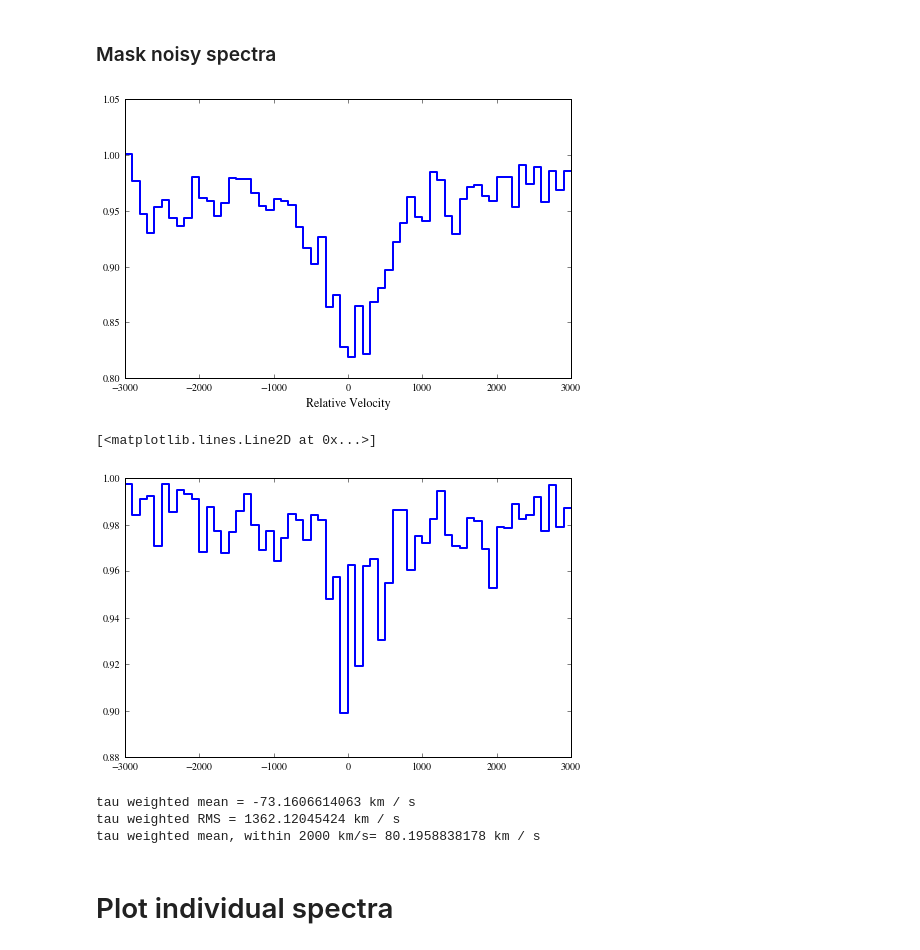
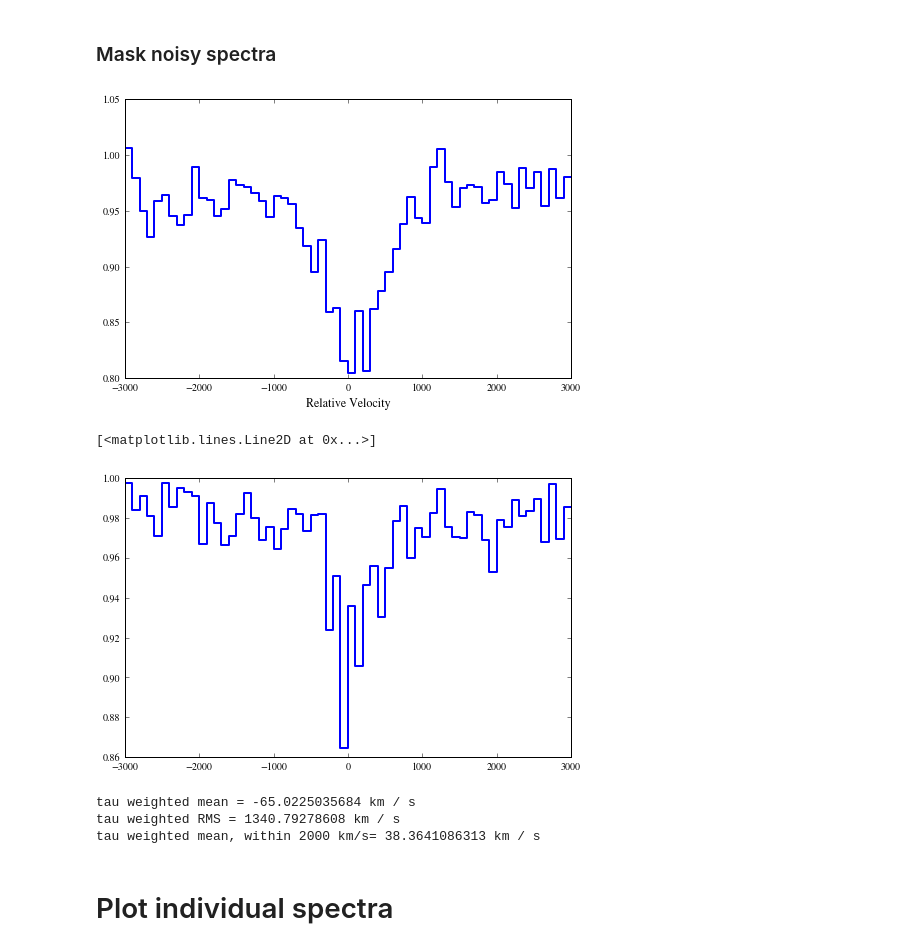
Before and after one commit to qsopairs/papers, a Jupyter notebook: QPQ9/Analysis/Stacks/CII1334_fiddle.ipynb, the cells around one changed output. Cells and saved outputs as stored; diff of their text form; code cells hidden in the pictures.

```diff
--- a/QPQ9/Analysis/Stacks/CII1334_fiddle.ipynb
+++ b/QPQ9/Analysis/Stacks/CII1334_fiddle.ipynb
@@ -37,5 +37,5 @@ import qpq9_stacks as qpq9k
 # %%
 reload(qpqk)
 reload(qpq9k)
-stack_tup0 = qpq9k.qpq9_NIR(passback=True,wrest=1334.5323*u.AA)
+stack_tup0 = qpq9k.qpq9_IRMgII(passback=True,wrest=1334.5323*u.AA)
 # %% [output]
@@ -167,0 +166,15 @@ plt.show()
+# %%
+# Mask
+fin_velo, stck_img, stck_msk, all_dict = stack_tup0
+stck_mskN = copy.deepcopy(stck_msk)
+idx_mask = [13,16,27]
+for idx in idx_mask:
+    stck_mskN[idx,:] = 0.
+# Stack
+stack_tup = (fin_velo, stck_img, stck_mskN, all_dict)
+fin_velo, fin_flx, all_dict = qpqk.stack_avg(stack_tup)
+# Plot
+plt.figure(figsize=(8,5),dpi=1200)
+plt.plot(fin_velo, fin_flx, drawstyle='steps',linewidth=2.)
+plt.xlabel('Relative Velocity', size=12.)
+plt.show()
@@ -243,35 +241,35 @@ tau weighted mean, within 2000 km/s= 105.892526726 km / s
 fin_velo, stck_img, stck_msk, all_dict = stack_tup0
 stck_mskN = copy.deepcopy(stck_msk)
 # %%
-idx_mask = [8] #J1002, number 8 for wrest = 1334
+idx_mask = [8,18] #J1002, number 8 for wrest = 1334
 for idx in idx_mask:
     stck_mskN[idx,:] = 0.
 # Stack
 stack_tup = (fin_velo, stck_img, stck_mskN, all_dict)
 fin_velo, fin_flx, all_dict = qpqk.stack_avg(stack_tup)
 # Plot
 plt.figure(figsize=(8,5),dpi=1200)
 plt.plot(fin_velo, fin_flx, drawstyle='steps',linewidth=2.)
 plt.xlabel('Relative Velocity', size=12.)
 plt.show()
 # %% [output]
-[figure, old version]
+[figure, new version]
 # %%
 fin_flx_med = np.median(stck_img*stck_mskN,0)
 plt.figure(figsize=(8,5),dpi=1200)
 plt.plot(fin_velo,fin_flx_med,drawstyle='steps',linewidth=2.)
 # %% [output]
 [<matplotlib.lines.Line2D at 0x...>]
-[figure, old version]
+[figure, new version]
 # %%
 tau = np.log(1./fin_flx)
 print('tau weighted mean =',np.sum(fin_velo*tau)/np.sum(tau))
 print('tau weighted RMS =',np.sqrt(np.sum((fin_velo**2)*tau)/np.sum(tau)))
 print('tau weighted mean, within 2000 km/s=',np.sum(fin_velo[10:51]*tau[10:51])/np.sum(tau[10:51]))
 # %% [output]
-tau weighted mean = -73.1606614063 km / s
-tau weighted RMS = 1362.12045424 km / s
-tau weighted mean, within 2000 km/s= 80.1958838178 km / s
+tau weighted mean = -65.0225035684 km / s
+tau weighted RMS = 1340.79278608 km / s
+tau weighted mean, within 2000 km/s= 38.3641086313 km / s
 # %% [markdown]
 # Plot individual spectra
 # %%
```
Also changed, not shown: parts of 11 cells of this notebook, 20 other files.
